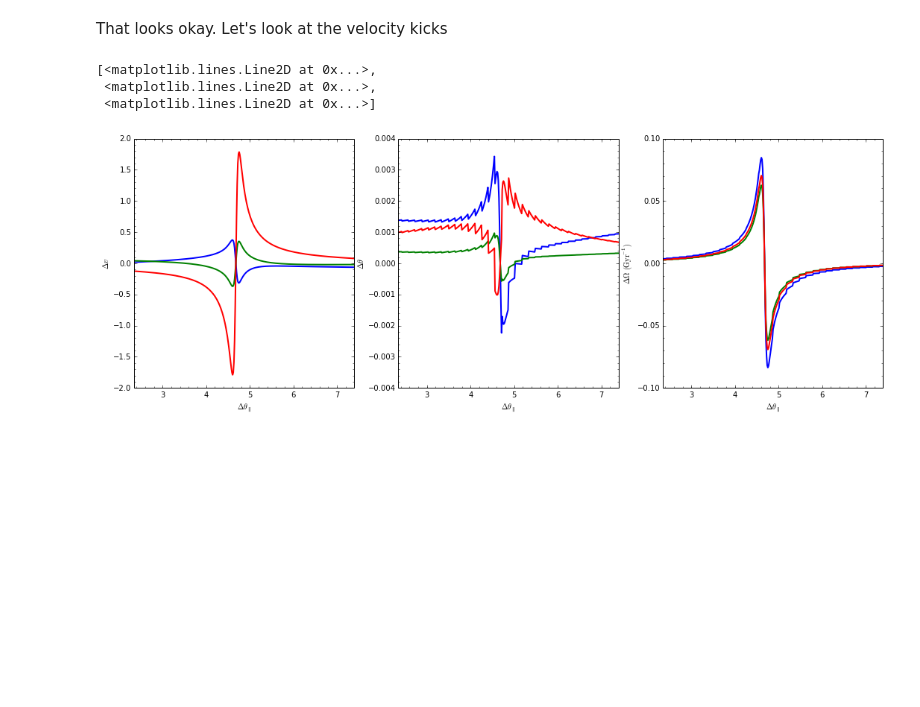
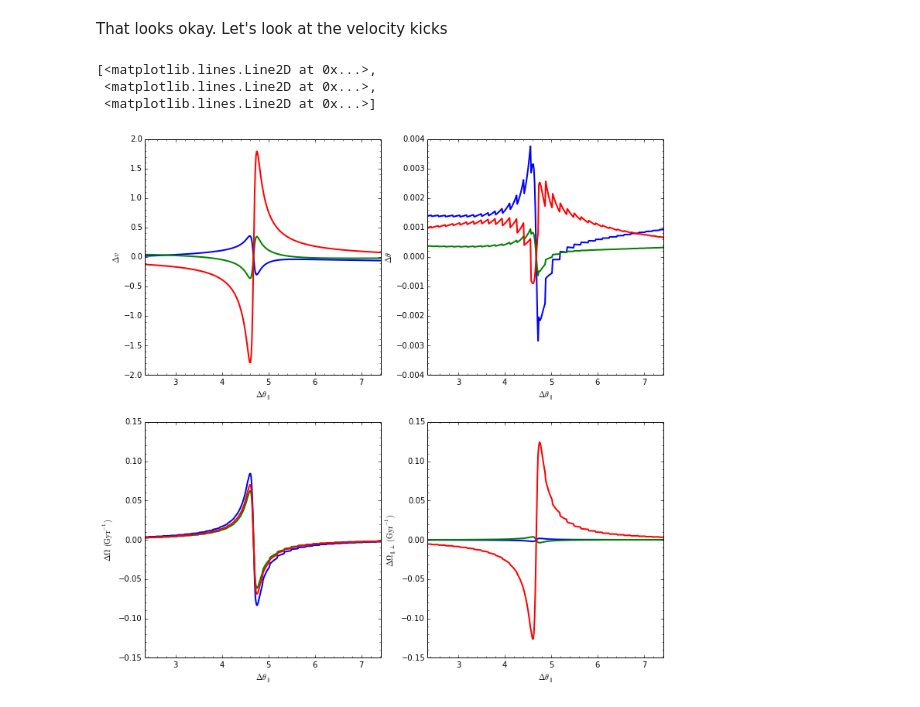
Before and after one commit to jobovy/streamgap-aa, a Jupyter notebook: py/galpyModelnonzeroJz.ipynb, the cells around one changed output. Cells and saved outputs as stored; diff of their text form; code cells hidden in the pictures; blank space fills up the shorter version.

```diff
--- a/py/galpyModelnonzeroJz.ipynb
+++ b/py/galpyModelnonzeroJz.ipynb
@@ -73,0 +49,7 @@ def convert_to_cylindrical(xv):
+# %%
+prog_init= Orbit([RvR_prog_init[0]/R0,RvR_prog_init[1]/V0,RvR_prog_init[2]/V0,
+                  RvR_prog_init[3]/R0,RvR_prog_init[4]/V0,RvR_prog_init[5]],ro=R0,vo=V0)
+times= numpy.linspace(0.,10.88/bovy_conversion.time_in_Gyr(V0,R0),1001)
+prog_init.integrate(times,lp)
+xv_unp_peri_prog= [prog_init.x(times[-1])[0],prog_init.y(times[-1])[0],prog_init.z(times[-1]),
+              prog_init.vx(times[-1])[0],prog_init.vy(times[-1])[0],prog_init.vz(times[-1])]
@@ -74,6 +97,6 @@ def convert_to_cylindrical(xv):
 # %%
 RvR_unp_peri= convert_to_cylindrical(xv_unp_peri)
-RvR_unp_peri_prog= convert_to_cylindrical(xv_unp_peri_prog[:,numpy.newaxis].T)[0,:]
+RvR_unp_peri_prog= convert_to_cylindrical(numpy.array(xv_unp_peri_prog)[:,numpy.newaxis].T)[0,:]
 # %% [markdown]
 Snapshot plots in cylindrical coordinates
 # %%
@@ -187,6 +209,8 @@ We will now build a model of the perturbed stream, starting from the model for t
 # %%
 xv_impact= numpy.loadtxt(os.path.join(os.getenv('DATADIR'),'streamgap-aa','nonzeroJz','gap_location_impact.txt'))[:6]
 RvR_impact= convert_to_cylindrical(xv_impact[:,numpy.newaxis].T)[0,:]
+xv_gap= numpy.loadtxt(os.path.join(os.getenv('DATADIR'),'streamgap-aa','nonzeroJz','gap_location_2nd_peri.txt'))[:6]
+RvR_gap= convert_to_cylindrical(xv_gap[:,numpy.newaxis].T)[0,:]
 # %%
 aA_impact= aAI.actionsFreqsAngles(RvR_impact[0]/R0,RvR_impact[1]/V0,RvR_impact[2]/V0,
                                   RvR_impact[3]/R0+10.**-4.,RvR_impact[4]/V0,RvR_impact[5]) # HACK for zero Jz
@@ -226,6 +256,6 @@ Now we set up a model for the $M = 10^8\,M_\odot$ impact
 # %%
 sdfl_per_1e8_peri= galpy.df_src.streamgapdf.streamgapdf(sigv/V0,progenitor=prog_unp_peri,pot=lp,aA=aAI,
-                                                        leading=True,nTrackChunks=26,nTrackIterations=1,
+                                                        leading=False,nTrackChunks=26,nTrackIterations=1,
                                                         tdisrupt=10.88/bovy_conversion.time_in_Gyr(V0,R0),
                                                         Vnorm=V0,Rnorm=R0,
                                                         impactb=0.,
@@ -310,24 +358,32 @@ tight_layout()
 # %% [markdown]
 That looks okay. Let's look at the velocity kicks
 # %%
-figsize(18,6)
-subplot(1,3,1)
+figsize(12,12)
+subplot(2,2,1)
 bovy_plot.bovy_plot(sdfl_per_1e8_peri._kick_interpolatedThetasTrack+sdfl_per_1e8_peri._impact_angle,
                     sdfl_per_1e8_peri._kick_deltav*V0,'-',lw=2.,
                     xlabel=r'$\Delta \theta_\parallel$',ylabel=r'$\Delta v$',
                     yrange=[-2.,2.],gcf=True)
-subplot(1,3,2)
+subplot(2,2,2)
 bovy_plot.bovy_plot(sdfl_per_1e8_peri._kick_interpolatedThetasTrack+sdfl_per_1e8_peri._impact_angle,
                     sdfl_per_1e8_peri._kick_dOap[:,3:],'-',lw=2.,
                     xlabel=r'$\Delta \theta_\parallel$',ylabel=r'$\Delta \theta$',
                     yrange=[-0.004,0.004],gcf=True)
-subplot(1,3,3)
+subplot(2,2,3)
 bovy_plot.bovy_plot(sdfl_per_1e8_peri._kick_interpolatedThetasTrack+sdfl_per_1e8_peri._impact_angle,
                     sdfl_per_1e8_peri._kick_dOap[:,:3]*bovy_conversion.freq_in_Gyr(V0,R0),'-',lw=2.,
                     xlabel=r'$\Delta \theta_\parallel$',ylabel=r'$\Delta \Omega\,(\mathrm{Gyr}^{-1})$',
-                    yrange=[-0.1,0.1],gcf=True)
+                    yrange=[-0.15,0.15],gcf=True)
+subplot(2,2,4)
+bovy_plot.bovy_plot(sdfl_per_1e8_peri._kick_interpolatedThetasTrack+sdfl_per_1e8_peri._impact_angle,
+                    sdfl_per_1e8_peri._kick_dOaparperp*bovy_conversion.freq_in_Gyr(V0,R0),'-',lw=2.,
+                    xlabel=r'$\Delta \theta_\parallel$',ylabel=r'$\Delta \Omega_{\parallel,\perp}\,(\mathrm{Gyr}^{-1})$',
+                    yrange=[-0.15,0.15],gcf=True)
+#bovy_plot.bovy_plot(sdfl_per_1e8_peri._kick_interpolatedThetasTrack+sdfl_per_1e8_peri._impact_angle,
+#                    sdfl_per_1e8_peri._kick_interpdOpar(sdfl_per_1e8_peri._kick_interpolatedThetasTrack)*bovy_conversion.freq_in_Gyr(V0,R0),'-',lw=2.,
+#                    overplot=True)
 # %% [output]
 [<matplotlib.lines.Line2D at 0x...>,
  <matplotlib.lines.Line2D at 0x...>,
  <matplotlib.lines.Line2D at 0x...>]
-[figure, old version]
+[figure, new version]
```
Also changed, not shown: parts of 44 cells of this notebook.
